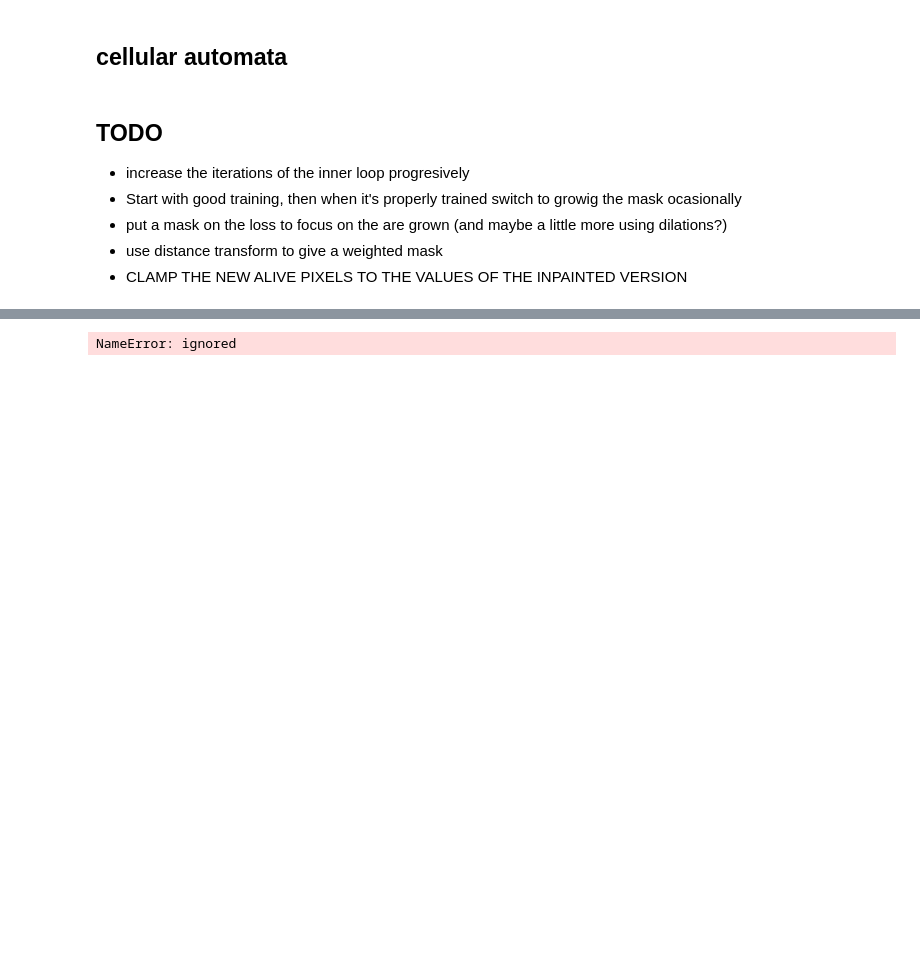
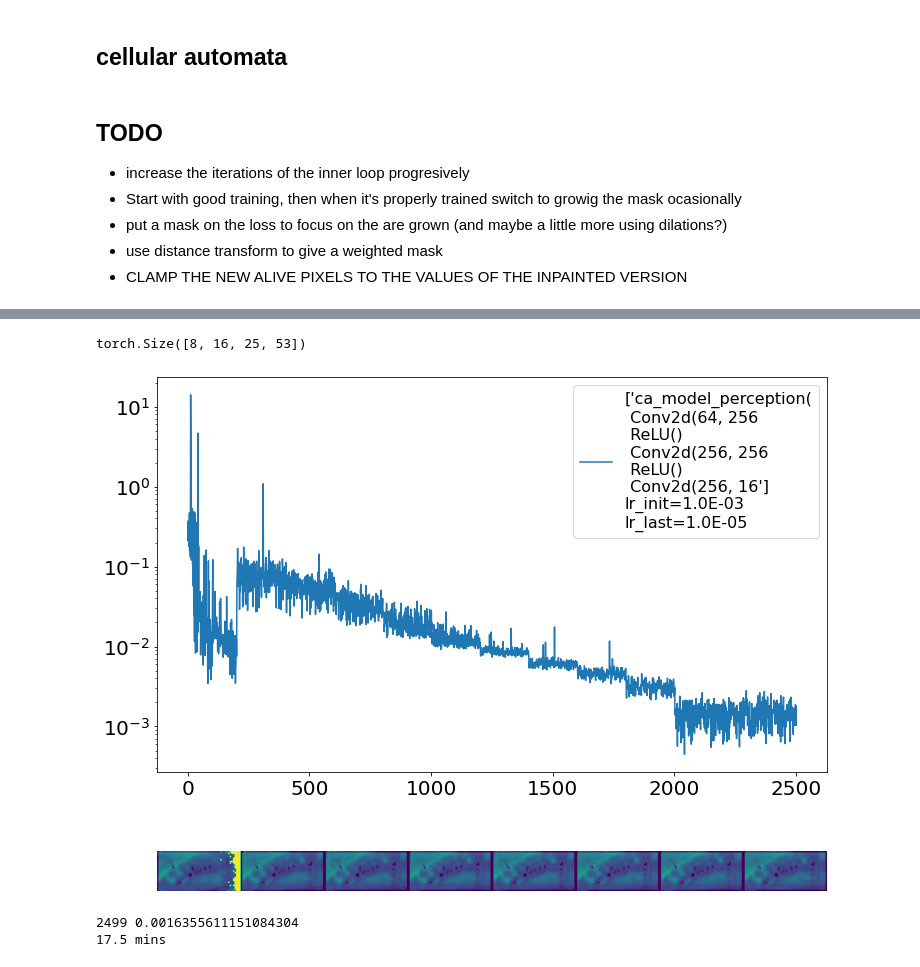
Before and after one commit to octaviomtz/nbdev_c19_synthesis, a Jupyter notebook: index.ipynb, the cells around one changed output, grey strips where cells are left out. Drawn from its saved outputs; the diff is of its cells as text; code cells hidden in the pictures; blank space fills up the shorter version.

Commit message:
adding cellular automata functions

```diff
--- a/index.ipynb
+++ b/index.ipynb
@@ -354,3 +361,73 @@ losses = []
+# %%
+def train_automata(model, target, optimizer, scheduler, seed_tensor, seed_pool, epochs=2500, sample_size = 8, device=='cuda'):
+  if device=='cuda': torch.cuda.empty_cache()
+  target_batch = torch.repeat_interleave(target, repeats = sample_size, dim = 0) .to('cuda')
+  start = time()
+  alive_masks = []
+  inner_iter2 = 0
+  for i in range(epochs):
+
+      if i < 100:
+          inner_iter = 100
+      elif i % 200 == 0:
+          inner_iter2 = inner_iter2 + 10
+          inner_iter = np.min([inner_iter2, 100])
+
+
+      scheduler.step()
+      batch_idx = np.random.choice(len(seed_pool), sample_size, replace = False)
+
+      seed_batch = seed_pool[batch_idx].to(device)
+
+      seed_batch[:1] = seed_tensor.to(device)
+
+      loss, out, alive_mask = model.train_step(
+          target = target_batch,
+          target_loss_func = F.mse_loss,
+          iters = inner_iter,
+          seed = seed_batch,
+          current_epoch = i,
+          masked_loss = False
+          )
+
+      alive_masks.append(alive_mask)
+
+      seed_pool[batch_idx] = out.detach().to(device)
+      loss.backward() # calculate gradients
+      model.normalize_grads() # normalize them
+      optimizer.step() # update weights and biases
+      optimizer.zero_grad() # prevent accumulation of gradients
+      losses.append(loss.item())
+
+
+      if i % 20==0 or i  == epochs-1:
+          clear_output(True)
+          # bmrpp = np.moveaxis(bmrpp,0,-1)
+          # plt.figure()
+          # plt.imshow(bmrpp)
+          # plt.colorbar()
+
+          f, (ax0, ax1) = plt.subplots(2, 1, figsize=(12,10), gridspec_kw={'height_ratios': [4, 1]})
+          lr_info = f'\nlr_init={optimizer.param_groups[0]["initial_lr"]:.1E}\nlr_last={optimizer.param_groups[0]["lr"]:.1E}'
+          model_str_final = model_str+lr_info
+          ax0.plot(losses, label=model_str_final)
+          ax0.set_yscale('log')
+          ax0.legend(loc='upper right', fontsize=16)
+
+          stack = []
+          for z in range(sample_size):
+              stack.append(to_rgb(out[z].permute(-2, -1,0).cpu().detach().numpy()))
+          ax1.imshow(np.clip(np.hstack(np.squeeze(stack)), 0,1))
+          ax1.axis('off')
+          plt.show()
+
+          print(i, loss.item(), flush = True)
+  stop = time()
+  time_total = f'{(stop-start)/60:.1f} mins'
+  print(time_total)
+  model_str_final = model_str_final + f'\nep={i}, {time_total}' # for reconstruction figure
+# %% [output]
+torch.Size([8, 16, 25, 53])
 # %%
 #@title   {vertical-output: true}
 #  MultiStepLR
@@ -388,39 +465,41 @@ for i in range(epochs):
 
     alive_masks.append(alive_mask)
 
-    seed_pool[batch_idx] = out.detach().to('cpu')
+    seed_pool[batch_idx] = out.detach().to(device)
     loss.backward() # calculate gradients
     model.normalize_grads() # normalize them
     optimizer.step() # update weights and biases
     optimizer.zero_grad() # prevent accumulation of gradients
     losses.append(loss.item())
 
 
     if i % 20==0 or i  == epochs-1:
         clear_output(True)
         # bmrpp = np.moveaxis(bmrpp,0,-1)
         # plt.figure()
         # plt.imshow(bmrpp)
         # plt.colorbar()
 
         f, (ax0, ax1) = plt.subplots(2, 1, figsize=(12,10), gridspec_kw={'height_ratios': [4, 1]})
         lr_info = f'\nlr_init={optimizer.param_groups[0]["initial_lr"]:.1E}\nlr_last={optimizer.param_groups[0]["lr"]:.1E}'
         model_str_final = model_str+lr_info
         ax0.plot(losses, label=model_str_final)
         ax0.set_yscale('log')
         ax0.legend(loc='upper right', fontsize=16)
 
         stack = []
         for z in range(sample_size):
             stack.append(to_rgb(out[z].permute(-2, -1,0).cpu().detach().numpy()))
-        ax1.imshow(np.clip(cv2.hconcat(stack), 0,1))
+        ax1.imshow(np.clip(np.hstack(np.squeeze(stack)), 0,1))
         ax1.axis('off')
         plt.show()
 
         print(i, loss.item(), flush = True)
 stop = time()
 time_total = f'{(stop-start)/60:.1f} mins'
 print(time_total)
 model_str_final = model_str_final + f'\nep={i}, {time_total}' # for reconstruction figure
 # %% [output]
+[figure, added]
-NameError: ignored
+2499 0.0016355611151084304
+17.5 mins
```
Also changed, not shown: parts of 8 cells of this notebook, 2 other files.
